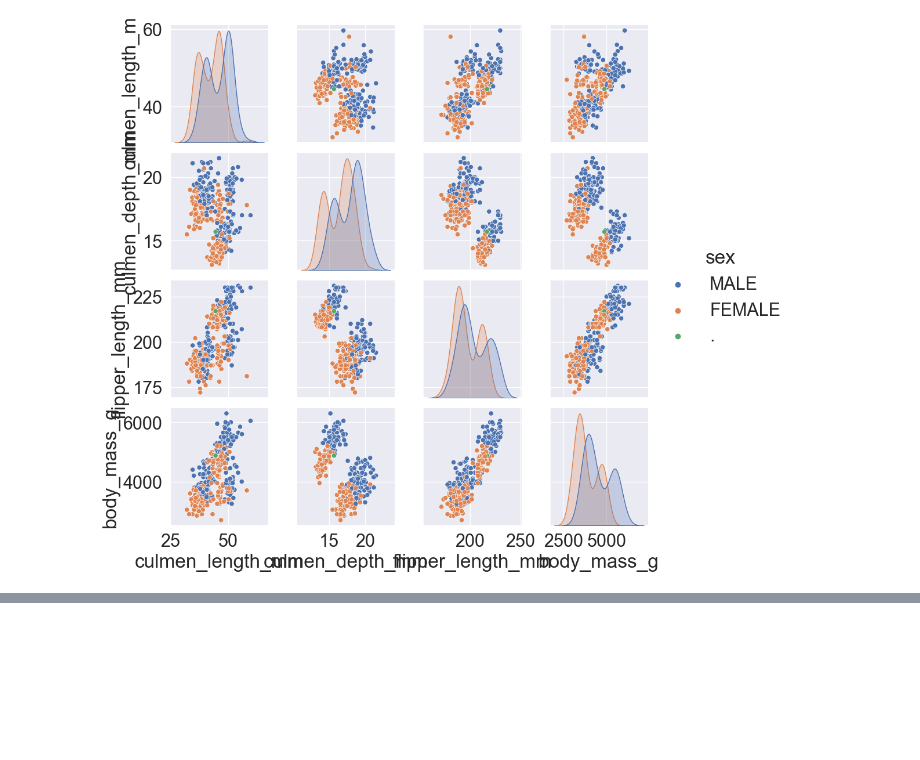
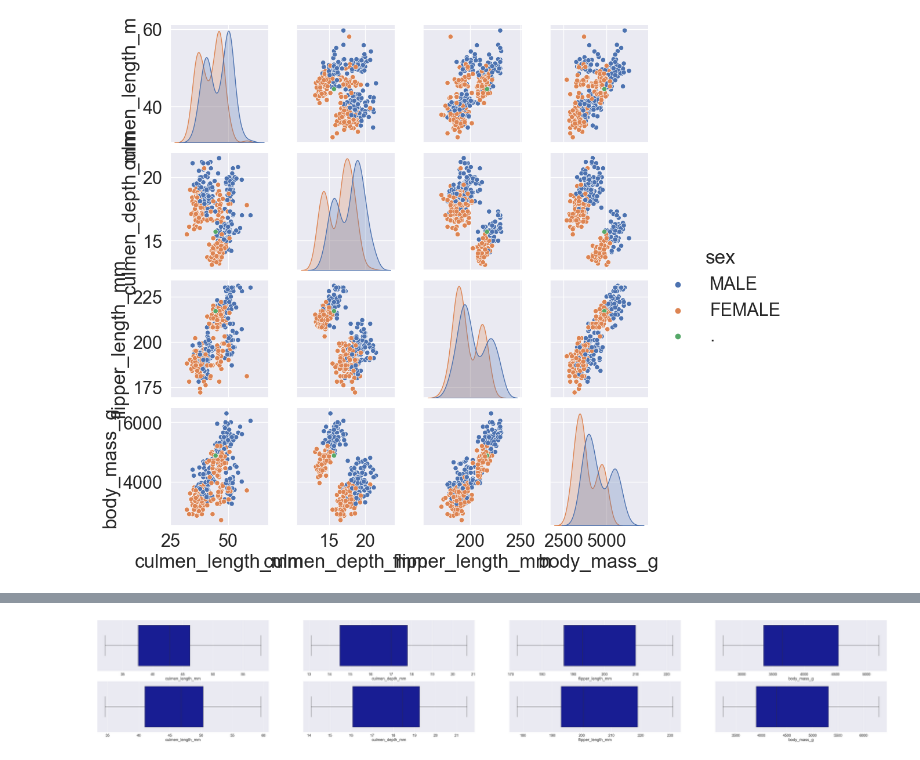
Before and after one commit to Logeodev/Course-MachineLearning, a Jupyter notebook: AnalyseExploratoire/Pinguins--Analyse exploratoire des données copy.ipynb, the cells around one changed output, grey strips where cells are left out. Saved outputs shown, nothing was run; the diff lists cells and outputs as text; code cells hidden in the pictures; blank space fills up the shorter version.

```diff
--- a/AnalyseExploratoire/Pinguins--Analyse exploratoire des données copy.ipynb
+++ b/AnalyseExploratoire/Pinguins--Analyse exploratoire des données copy.ipynb
@@ -152,0 +162,8 @@ plt.show()
+# %%
+fig,ax = plt.subplots(2,len(quantitatives),figsize=(84,12))
+
+for i,colonne in enumerate(quantitatives):
+    sns.boxplot(x=colonne,data=donnees.loc[donnees.sex == 'FEMALE'], palette=palette, ax=ax[0,i])
+    sns.boxplot(x=colonne,data=donnees.loc[donnees.sex == 'MALE'], palette=palette, ax=ax[1,i])
+# %% [output]
+[figure, added]
```
Also changed, not shown: parts of 7 cells of this notebook.
